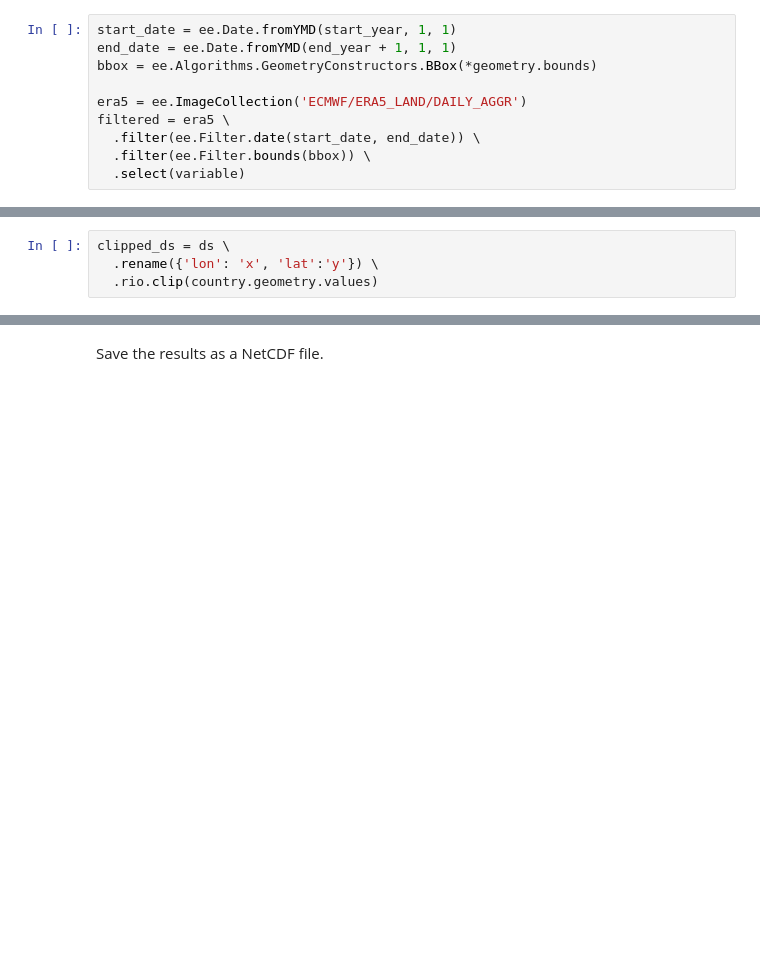
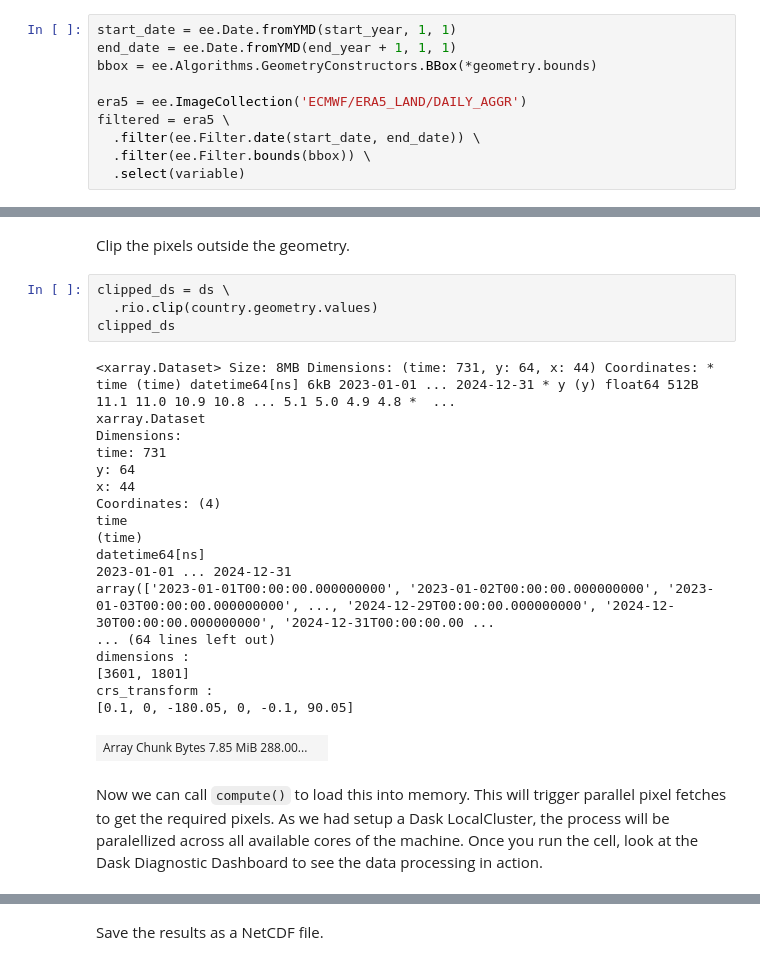
Before and after one commit to spatialthoughts/geopython-tutorials, a Jupyter notebook: notebooks/xee_ic_to_netcdf.ipynb, the cells around one changed output, grey strips where cells are left out. Drawn from its saved outputs; the diff is of its cells as text; blank space fills up the shorter version.

```diff
--- a/notebooks/xee_ic_to_netcdf.ipynb
+++ b/notebooks/xee_ic_to_netcdf.ipynb
@@ -154,4 +181,27 @@ XEE queries the data for the bounding box of the provided geometry. So we still
+# %% [markdown]
+Clip the pixels outside the geometry.
 # %%
 clipped_ds = ds \
-  .rename({'lon': 'x', 'lat':'y'}) \
   .rio.clip(country.geometry.values)
+clipped_ds
+# %% [output]
+<xarray.Dataset> Size: 8MB Dimensions: (time: 731, y: 64, x: 44) Coordinates: * time (time) datetime64[ns] 6kB 2023-01-01 ... 2024-12-31 * y (y) float64 512B 11.1 11.0 10.9 10.8 ... 5.1 5.0 4.9 4.8 *  ...
+xarray.Dataset
+Dimensions:
+time: 731
+y: 64
+x: 44
+Coordinates: (4)
+time
+(time)
+datetime64[ns]
+2023-01-01 ... 2024-12-31
+array(['2023-01-01T00:00:00.000000000', '2023-01-02T00:00:00.000000000', '2023-01-03T00:00:00.000000000', ..., '2024-12-29T00:00:00.000000000', '2024-12-30T00:00:00.000000000', '2024-12-31T00:00:00.00 ...
+... (64 lines left out)
+dimensions :
+[3601, 1801]
+crs_transform :
+[0.1, 0, -180.05, 0, -0.1, 90.05]
+| Array Chunk Bytes 7.85 MiB 288.00... |  |
+# %% [markdown]
+Now we can call `compute()` to load this into memory. This will trigger parallel pixel fetches to get the required pixels. As we had setup a Dask LocalCluster, the process will be paralellized across all available cores of the machine. Once you run the cell, look at the Dask Diagnostic Dashboard to see the data processing in action.
```
Also changed, not shown: parts of 26 cells of this notebook.
